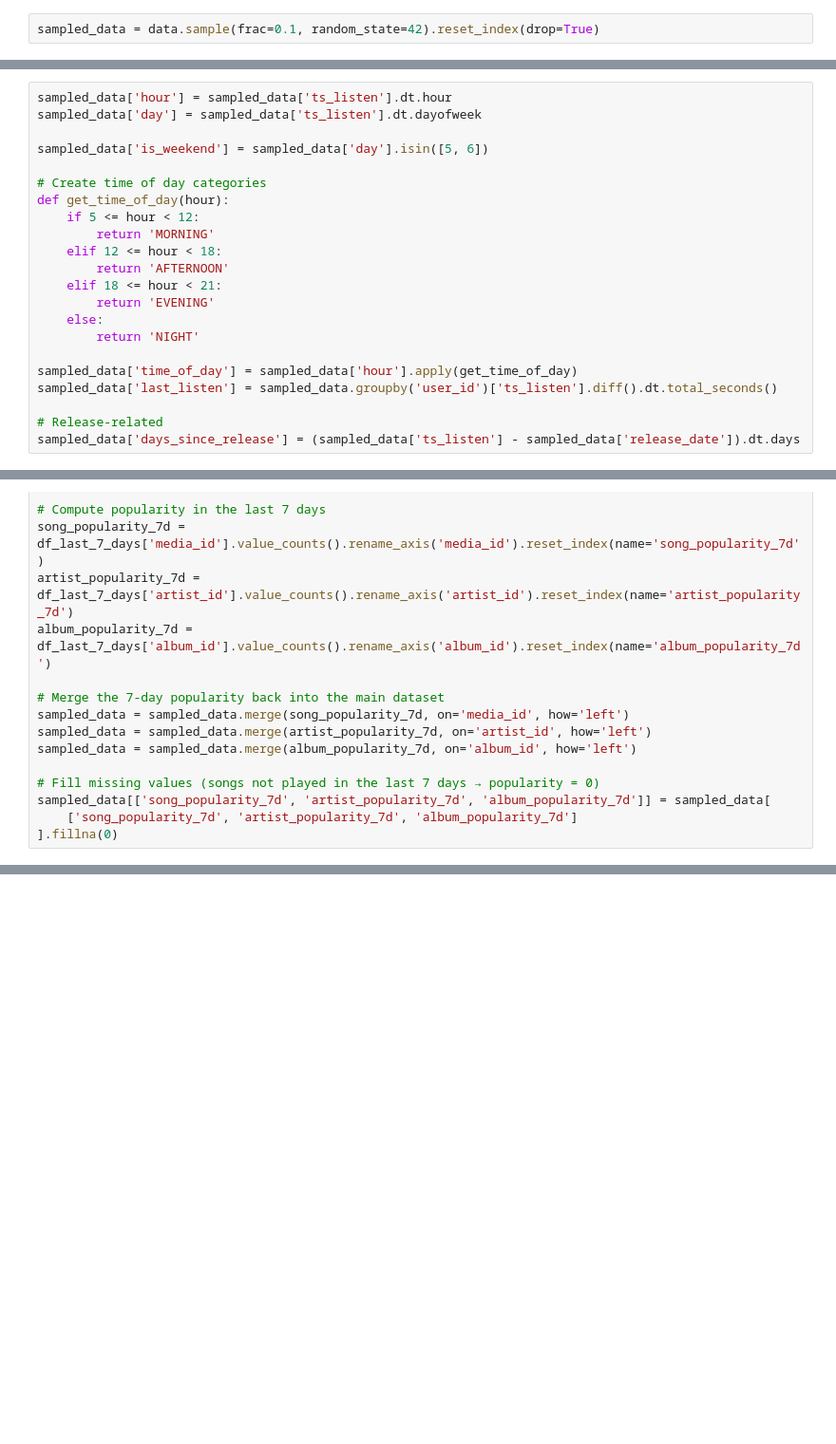
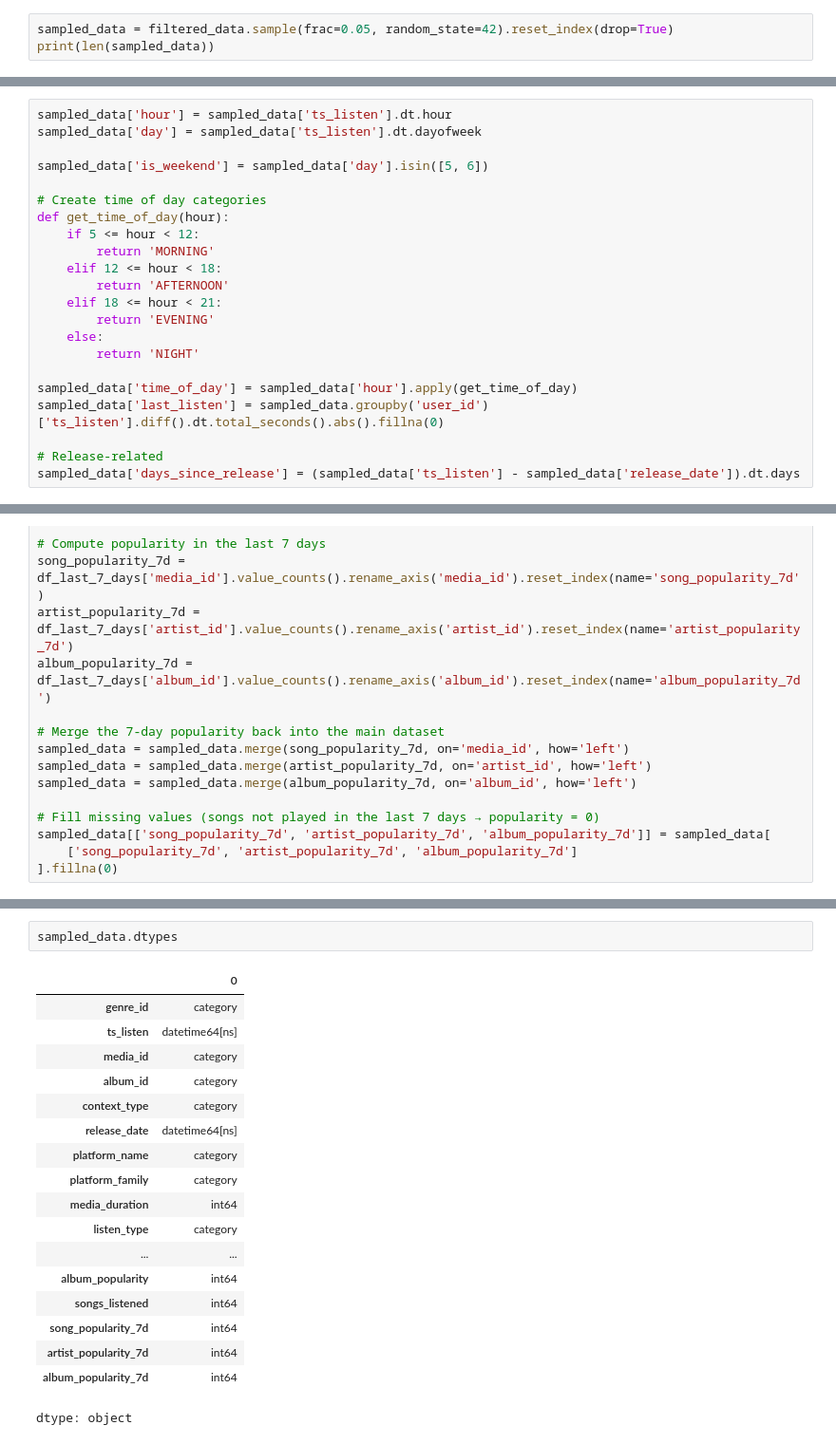
Before and after one commit to rafinchen/recommender_systems, a Jupyter notebook: data-prep.ipynb, the cells around one changed output, grey strips where cells are left out. Shown at 95% size. Drawn from its saved outputs; the diff is of its cells as text; blank space fills up the shorter version.

```diff
--- a/data-prep.ipynb
+++ b/data-prep.ipynb
@@ -277,2 +238,3 @@ Final dataset size: 6838028 rows (from 7149991 original rows).
 # %%
-sampled_data = data.sample(frac=0.1, random_state=42).reset_index(drop=True)
+sampled_data = filtered_data.sample(frac=0.05, random_state=42).reset_index(drop=True)
+print(len(sampled_data))
@@ -296,7 +260,7 @@ def get_time_of_day(hour):
         return 'NIGHT'
 
 sampled_data['time_of_day'] = sampled_data['hour'].apply(get_time_of_day)
-sampled_data['last_listen'] = sampled_data.groupby('user_id')['ts_listen'].diff().dt.total_seconds()
+sampled_data['last_listen'] = sampled_data.groupby('user_id')['ts_listen'].diff().dt.total_seconds().abs().fillna(0)
 
 # Release-related
 sampled_data['days_since_release'] = (sampled_data['ts_listen'] - sampled_data['release_date']).dt.days
@@ -348,0 +326,21 @@ tools.display_dataframe_to_user(name="One-Hot Encoding DataFrame", dataframe=df_
+# %%
+sampled_data.dtypes
+# %% [output]
+|  | 0 |
+| genre_id | category |
+| ts_listen | datetime64[ns] |
+| media_id | category |
+| album_id | category |
+| context_type | category |
+| release_date | datetime64[ns] |
+| platform_name | category |
+| platform_family | category |
+| media_duration | int64 |
+| listen_type | category |
+| ... | ... |
+| album_popularity | int64 |
+| songs_listened | int64 |
+| song_popularity_7d | int64 |
+| artist_popularity_7d | int64 |
+| album_popularity_7d | int64 |
+dtype: object
```
Also changed, not shown: parts of 24 cells of this notebook.
